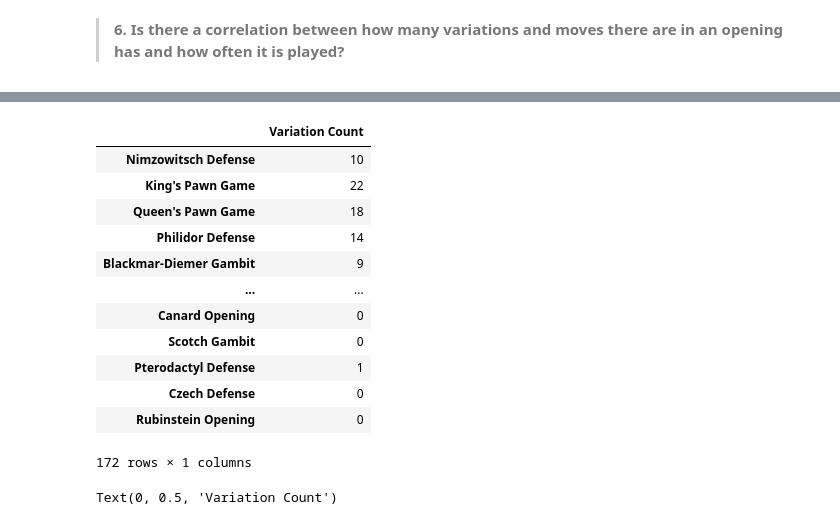
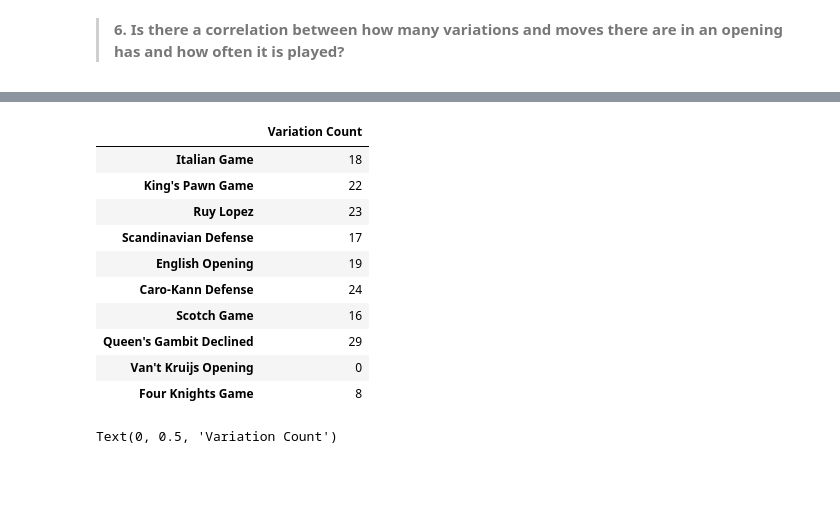
Before and after one commit to AldenCh/CSCI2000U-Final-Project, a Jupyter notebook: group-10-final-project.ipynb, the cells around one changed output, grey strips where cells are left out. Saved outputs shown, nothing was run; the diff lists cells and outputs as text; code cells hidden in the pictures; blank space fills up the shorter version.

```diff
--- a/group-10-final-project.ipynb
+++ b/group-10-final-project.ipynb
@@ -529,46 +529,49 @@ for i in data:
         partition = i["opening_name"].split(": ")
     new = True
     for j in range(len(newopenings)):
         if newopenings[j] == partition[0]:
             new = False
             break
     if new:
         newopenings.append(partition[0])
 
 count = {}
 for i in newopenings:
     temp = []
     for j in data:
         partition = ""
         if " | " in j["opening_name"]:
             partition = j["opening_name"].split(" | ")
             partition = partition[0].split(": ", 2)
         else:
             partition = j["opening_name"].split(": ", 2)
         if partition[0] == i:
             if ": " in j["opening_name"] or " | " in j["opening_name"]:
                 if (len(partition) > 1):
                     temp.append(partition[1])
                 else:
                     temp.append(partition[0])
     count[i] = len(list(dict.fromkeys(temp)))
-opening_df = pd.DataFrame.from_dict(count, orient="index")
+variation_count = {}
+for i in most_played.keys():
+    for j in count.keys():
+        if i == j:
+            variation_count[j] = count[j]
+opening_df = pd.DataFrame.from_dict(variation_count, orient="index")
 opening_df.rename(columns={0: "Variation Count"}, inplace=True)
 opening_df
 # %% [output]
 |  | Variation Count |
-| Nimzowitsch Defense | 10 |
+| Italian Game | 18 |
 | King's Pawn Game | 22 |
-| Queen's Pawn Game | 18 |
-| Philidor Defense | 14 |
-| Blackmar-Diemer Gambit | 9 |
-| ... | ... |
-| Canard Opening | 0 |
-| Scotch Gambit | 0 |
-| Pterodactyl Defense | 1 |
-| Czech Defense | 0 |
-| Rubinstein Opening | 0 |
+| Ruy Lopez | 23 |
+| Scandinavian Defense | 17 |
+| English Opening | 19 |
+| Caro-Kann Defense | 24 |
+| Scotch Game | 16 |
+| Queen's Gambit Declined | 29 |
+| Van't Kruijs Opening | 0 |
+| Four Knights Game | 8 |
-172 rows × 1 columns
 # %%
 top_ten_variations = {}
 for i in most_played.keys():
```
Also changed, not shown: parts of 4 cells of this notebook.
